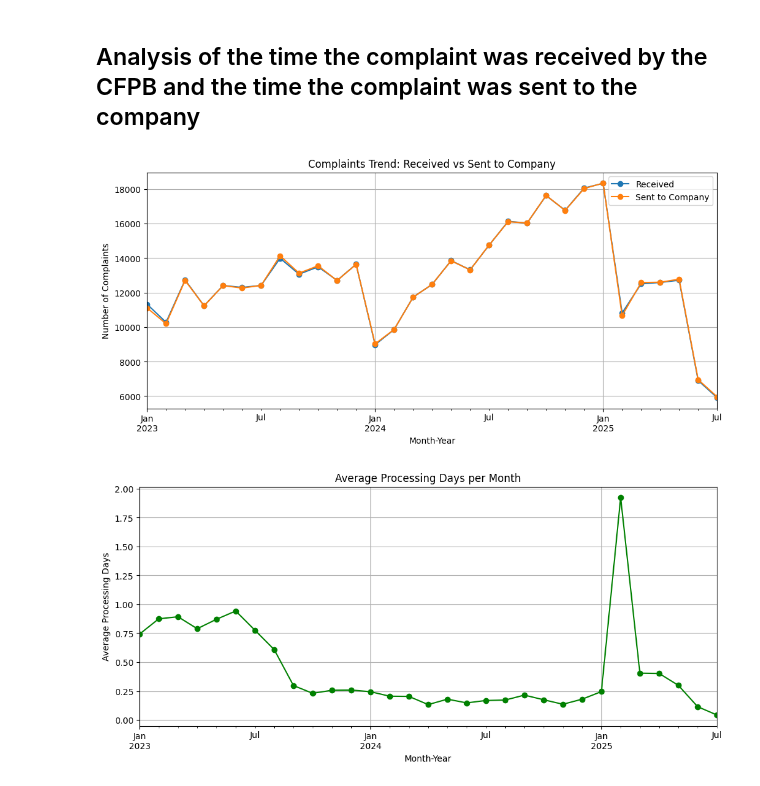
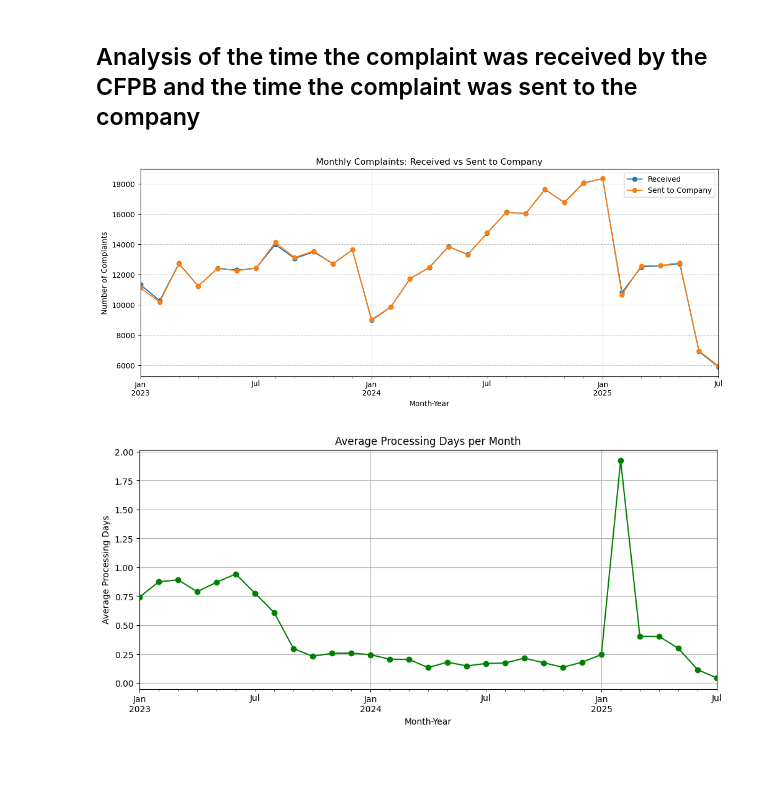
Before and after one commit to FillipusAditya/final-project-compfest17-bebek-ngapak, a Jupyter notebook: main.ipynb, the cells around one changed output. Saved outputs shown, nothing was run; the diff lists cells and outputs as text; code cells hidden in the pictures; blank space fills up the shorter version.

Commit message:
Clean The Previous EDA

```diff
--- a/main.ipynb
+++ b/main.ipynb
@@ -143,4 +287,5 @@ list(sample_df['product'].unique())
 # %%
+# Define a mapping dictionary for product categories
 mapping = {
     'Credit reporting, credit repair services, or other personal consumer reports': 'Credit reporting',
     'Credit reporting or other personal consumer reports': 'Credit reporting',
@@ -151,4 +296,11 @@ mapping = {
     'Payday loan, title loan, personal loan, or advance loan': 'Payday/Title/Personal loan'
 }
 
-sample_df['product_clean'] = sample_df['product'].replace(mapping)
+# Replace the 'product' column values using the mapping dictionary
+sample_df['product_first_mapping'] = sample_df['product'].replace(mapping)
+
+# Summarize the product categories after the first mapping
+summary_first_product_mapping = summarize_categories(sample_df, column='product_first_mapping')
+
+# Display the summary DataFrame after the first mapping
+summary_first_product_mapping
@@ -377,25 +600,26 @@ sample_df[['state', 'state_clean', 'state_group', 'region']].head()
 # %% [markdown]
 ## Analysis of the time the complaint was received by the CFPB and the time the complaint was sent to the company
 # %%
-# Number of complaints per month/year for date_received
-complaints_received = sample_df.groupby(sample_df['date_received'].dt.to_period('M')).size()
+# Group by month and count the number of complaints received and sent to the company
+monthly_received = sample_df.groupby(sample_df['date_received'].dt.to_period('M')).size()
+monthly_sent = sample_df.groupby(sample_df['date_sent_to_company'].dt.to_period('M')).size()
 
-# Number of complaints per month/year for date_sent_to_company
-complaints_sent = sample_df.groupby(sample_df['date_sent_to_company'].dt.to_period('M')).size()
-
-# Compare the trends of both in one chart
-trend_df = pd.DataFrame({
-    'Received': complaints_received,
-    'Sent to Company': complaints_sent
+# Create a DataFrame for monthly trends
+monthly_trend = pd.DataFrame({
+    'Received': monthly_received,
+    'Sent to Company': monthly_sent
 })
 
-trend_df.plot(kind='line', marker='o', figsize=(12, 5))
-plt.title('Complaints Trend: Received vs Sent to Company')
+# plotting the monthly trend
+plt.figure(figsize=(12, 5))
+monthly_trend.plot(ax=plt.gca(), marker='o')
+plt.title('Monthly Complaints: Received vs Sent to Company')
 plt.xlabel('Month-Year')
 plt.ylabel('Number of Complaints')
 plt.legend()
-plt.grid(True)
+plt.grid(True, linestyle='--', alpha=0.7)
+plt.tight_layout()
 plt.show()
 # %% [output]
-[figure, old version]
+[figure, new version]
 # %%
```
Also changed, not shown: parts of 42 cells of this notebook.
